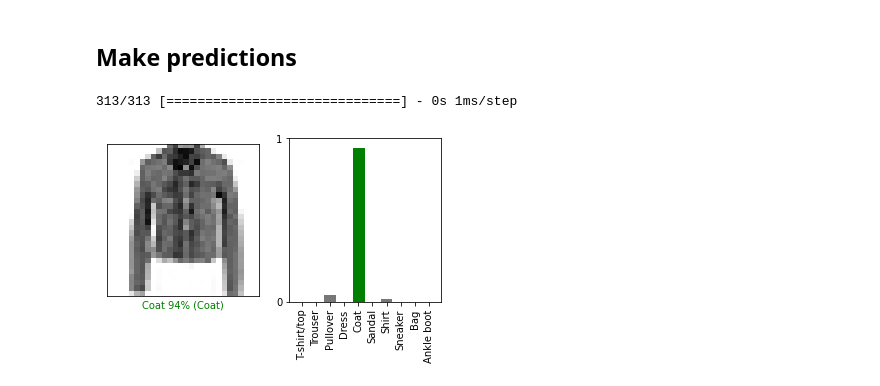
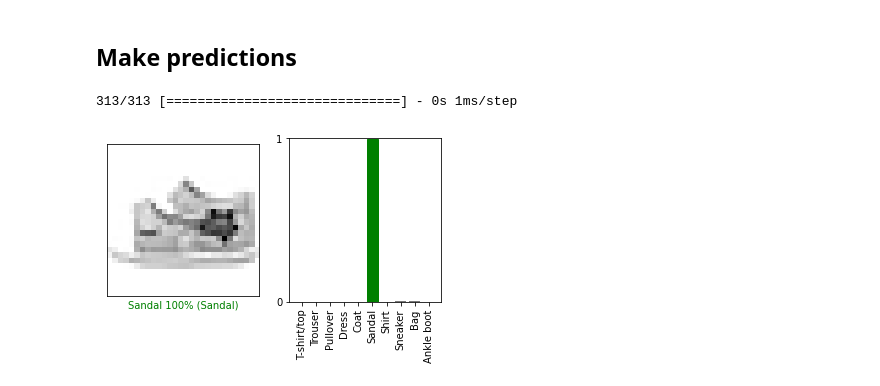
Before and after one commit to maiphle/Machine-Learning, a Jupyter notebook: TF2_0_FashionMNIST.ipynb, the cells around one changed output. Cells and saved outputs as stored; diff of their text form; code cells hidden in the pictures.

```diff
--- a/TF2_0_FashionMNIST.ipynb
+++ b/TF2_0_FashionMNIST.ipynb
@@ -175,7 +175,7 @@ tf.keras.utils.plot_model(model, show_shapes=True, rankdir="LR")
 # %% [markdown]
 ## Make predictions
 # %%
-image_id = 10 # Pick an image id between 0 and 9999 inclusive
+image_id = 9999 # Pick an image id between 0 and 9999 inclusive
 
 probability_model = tf.keras.Sequential([model, tf.keras.layers.Softmax()])
 predictions = probability_model.predict(test_images)
@@ -190,31 +190,31 @@ def plot_image(i, predictions_array, true_label, img):
 
   predicted_label = np.argmax(predictions_array)
   if predicted_label == true_label:
     color = 'green'
   else:
     color = 'red'
 
   plt.xlabel(f"{class_names[predicted_label]} {100*np.max(predictions_array):2.0f}% ({class_names[true_label]})", color=color)
 
 def plot_value_array(i, predictions_array, true_label):
   true_label = true_label[i]
   plt.grid(False)
   plt.xticks(range(10))
   plt.yticks(range(10))
   thisplot = plt.bar(range(10), predictions_array, color="#777777")
   plt.ylim([0, 1])
   predicted_label = np.argmax(predictions_array)
 
   thisplot[predicted_label].set_color('red')
   thisplot[true_label].set_color('green')
 
 plt.figure(figsize=(6,3))
 plt.subplot(1,2,1)
 plot_image(image_id, predictions[image_id], test_labels, test_images)
 plt.subplot(1,2,2)
 plot_value_array(image_id, predictions[image_id],  test_labels)
 _ = plt.xticks(range(10), class_names, rotation=90)
 plt.show()
 # %% [output]
 313/313 [==============================] - 0s 1ms/step
-[figure, old version]
+[figure, new version]
```
